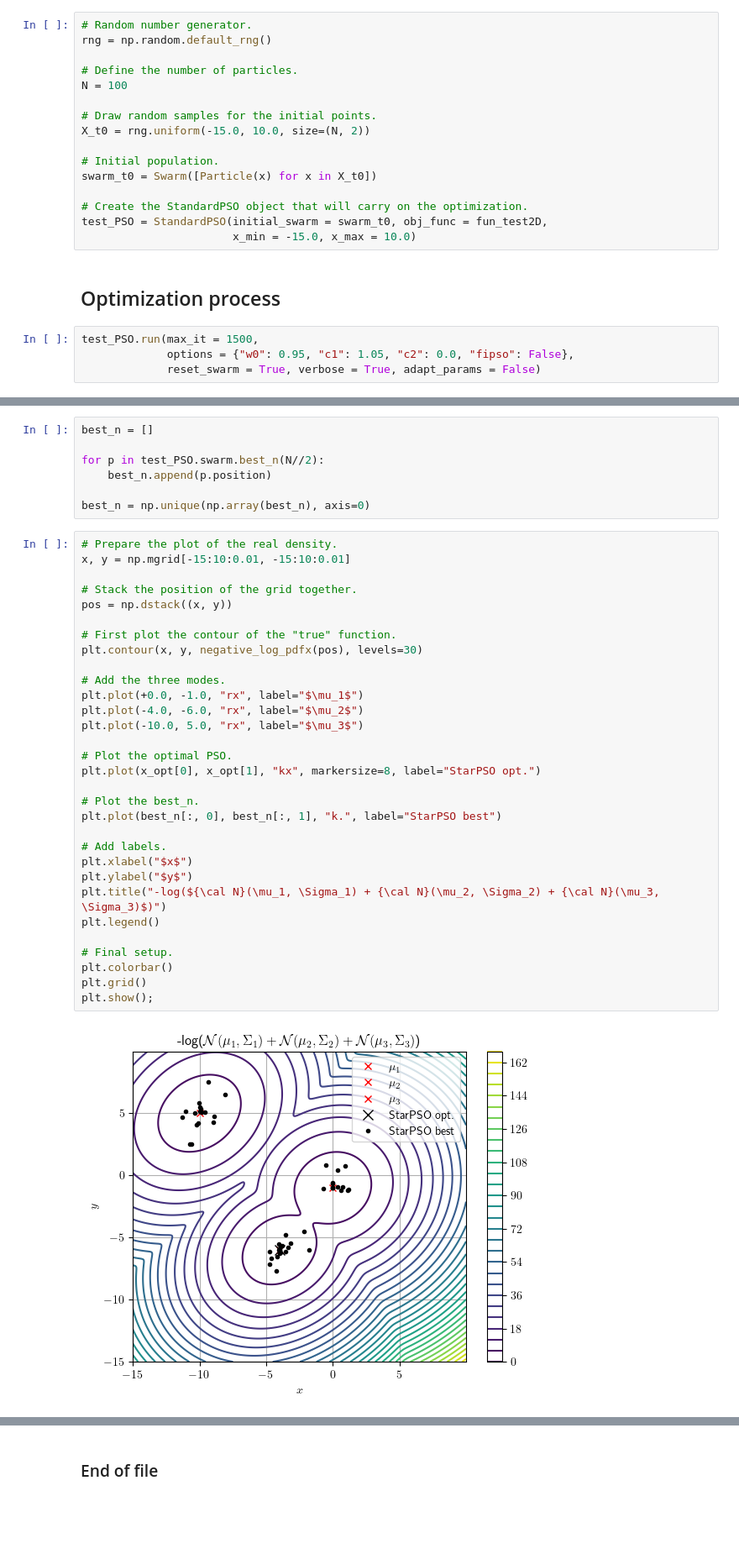
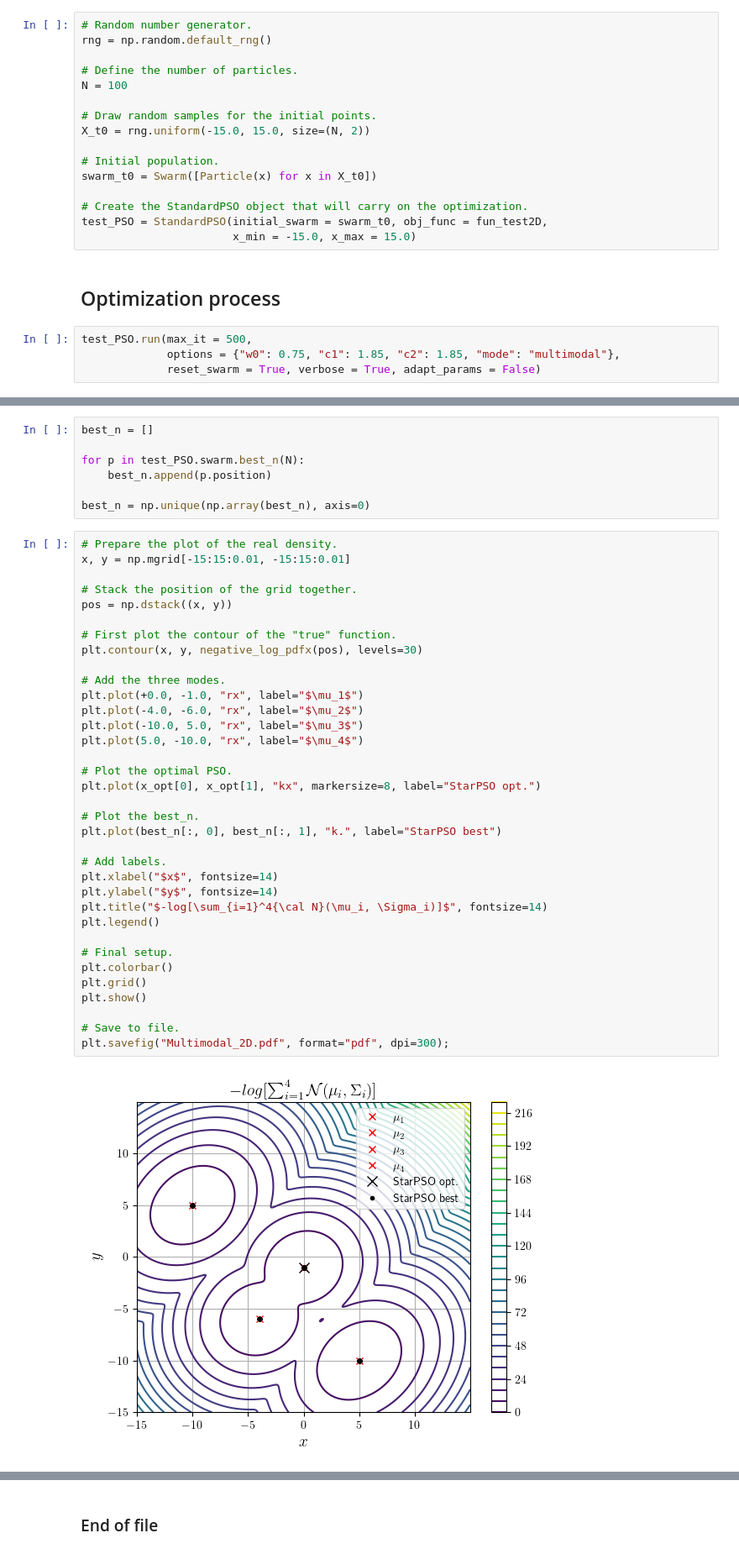
Before and after one commit to vrettasm/PyStarPSO, a Jupyter notebook: examples/test_multimodal_2D.ipynb, the cells around one changed output, grey strips where cells are left out. Shown at 84% size. Cells and saved outputs as stored; diff of their text form; blank space fills up the shorter version.

```diff
--- a/examples/test_multimodal_2D.ipynb
+++ b/examples/test_multimodal_2D.ipynb
@@ -80,18 +83,18 @@ rng = np.random.default_rng()
 N = 100
 
 # Draw random samples for the initial points.
-X_t0 = rng.uniform(-15.0, 10.0, size=(N, 2))
+X_t0 = rng.uniform(-15.0, 15.0, size=(N, 2))
 
 # Initial population.
 swarm_t0 = Swarm([Particle(x) for x in X_t0])
 
 # Create the StandardPSO object that will carry on the optimization.
 test_PSO = StandardPSO(initial_swarm = swarm_t0, obj_func = fun_test2D,
-                       x_min = -15.0, x_max = 10.0)
+                       x_min = -15.0, x_max = 15.0)
 # %% [markdown]
 ## Optimization process
 # %%
-test_PSO.run(max_it = 1500,
-             options = {"w0": 0.95, "c1": 1.05, "c2": 0.0, "fipso": False},
+test_PSO.run(max_it = 500,
+             options = {"w0": 0.75, "c1": 1.85, "c2": 1.85, "mode": "multimodal"},
              reset_swarm = True, verbose = True, adapt_params = False)
 # %% [output]
@@ -119,40 +122,44 @@ x=[-3.99996038 -5.99998601], f(x) = -1.70719
 # %%
 best_n = []
 
-for p in test_PSO.swarm.best_n(N//2):
+for p in test_PSO.swarm.best_n(N):
     best_n.append(p.position)
 
 best_n = np.unique(np.array(best_n), axis=0)
 # %%
 # Prepare the plot of the real density.
-x, y = np.mgrid[-15:10:0.01, -15:10:0.01]
+x, y = np.mgrid[-15:15:0.01, -15:15:0.01]
 
 # Stack the position of the grid together.
 pos = np.dstack((x, y))
 
 # First plot the contour of the "true" function.
 plt.contour(x, y, negative_log_pdfx(pos), levels=30)
 
 # Add the three modes.
 plt.plot(+0.0, -1.0, "rx", label="$\mu_1$")
 plt.plot(-4.0, -6.0, "rx", label="$\mu_2$")
 plt.plot(-10.0, 5.0, "rx", label="$\mu_3$")
+plt.plot(5.0, -10.0, "rx", label="$\mu_4$")
 
 # Plot the optimal PSO.
 plt.plot(x_opt[0], x_opt[1], "kx", markersize=8, label="StarPSO opt.")
 
 # Plot the best_n.
 plt.plot(best_n[:, 0], best_n[:, 1], "k.", label="StarPSO best")
 
 # Add labels.
-plt.xlabel("$x$")
-plt.ylabel("$y$")
-plt.title("-log(${\cal N}(\mu_1, \Sigma_1) + {\cal N}(\mu_2, \Sigma_2) + {\cal N}(\mu_3, \Sigma_3)$)")
+plt.xlabel("$x$", fontsize=14)
+plt.ylabel("$y$", fontsize=14)
+plt.title("$-log[\sum_{i=1}^4{\cal N}(\mu_i, \Sigma_i)]$", fontsize=14)
 plt.legend()
 
 # Final setup.
 plt.colorbar()
 plt.grid()
-plt.show();
+plt.show()
+
+# Save to file.
+plt.savefig("Multimodal_2D.pdf", format="pdf", dpi=300);
 # %% [output]
-[figure, old version]
+[figure, new version]
```
Also changed, not shown: parts of 8 cells of this notebook, 12 other files.
